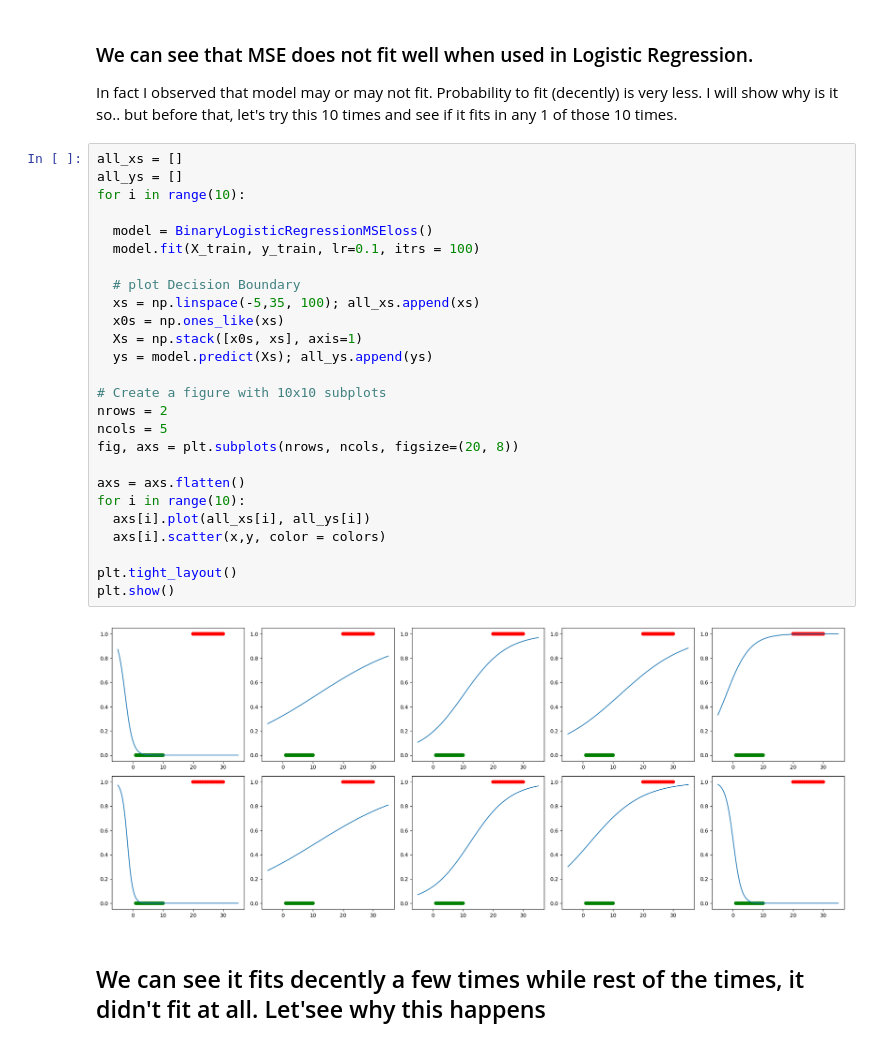
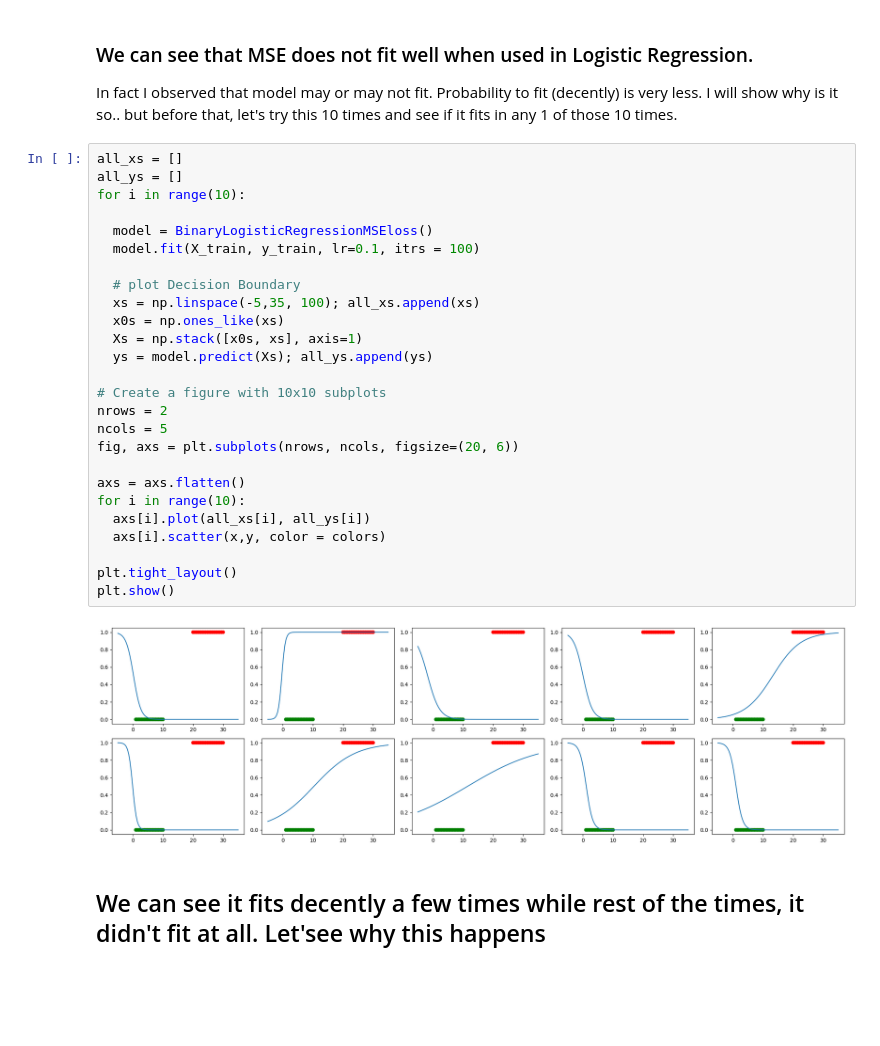
Before and after one commit to mgupta70/code-blocks, a Jupyter notebook: MSE_loss_for_classification.ipynb, the cells around one changed output. Cells and saved outputs as stored; diff of their text form; blank space fills up the shorter version.

```diff
--- a/MSE_loss_for_classification.ipynb
+++ b/MSE_loss_for_classification.ipynb
@@ -378,31 +323,31 @@ but before that, let's try this 10 times and see if it fits in any 1 of those 10
 # %%
 all_xs = []
 all_ys = []
 for i in range(10):
 
   model = BinaryLogisticRegressionMSEloss()
   model.fit(X_train, y_train, lr=0.1, itrs = 100)
 
   # plot Decision Boundary
   xs = np.linspace(-5,35, 100); all_xs.append(xs)
   x0s = np.ones_like(xs)
   Xs = np.stack([x0s, xs], axis=1)
   ys = model.predict(Xs); all_ys.append(ys)
 
 # Create a figure with 10x10 subplots
 nrows = 2
 ncols = 5
-fig, axs = plt.subplots(nrows, ncols, figsize=(20, 8))
+fig, axs = plt.subplots(nrows, ncols, figsize=(20, 6))
 
 axs = axs.flatten()
 for i in range(10):
   axs[i].plot(all_xs[i], all_ys[i])
   axs[i].scatter(x,y, color = colors)
 
 plt.tight_layout()
 plt.show()
 # %% [output]
-[figure, old version]
+[figure, new version]
 # %% [markdown]
 ## We can see it fits decently a few times while rest of the times, it didn't fit at all. Let'see why this happens
 # %%
```
Also changed, not shown: parts of 9 cells of this notebook.
